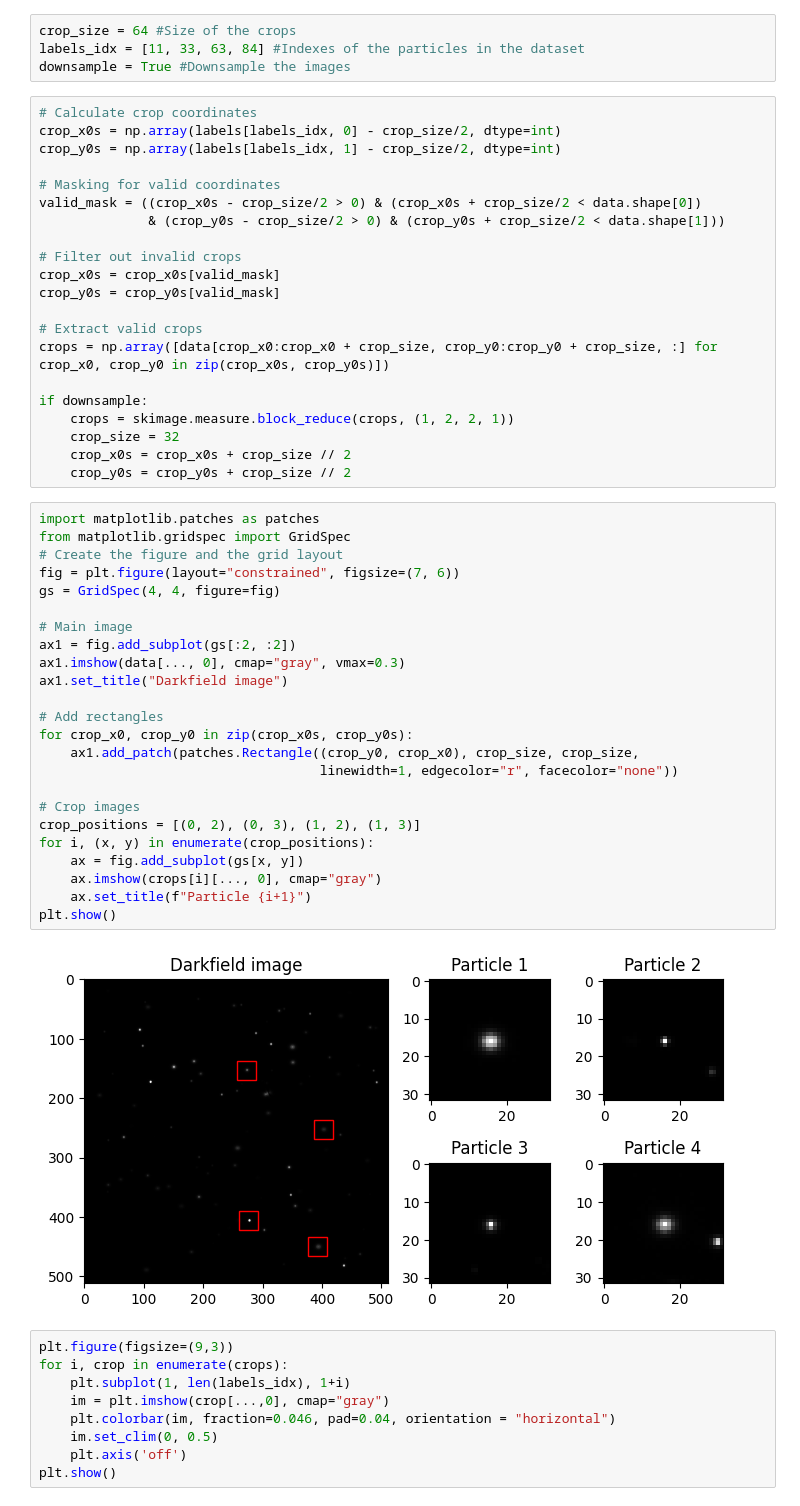
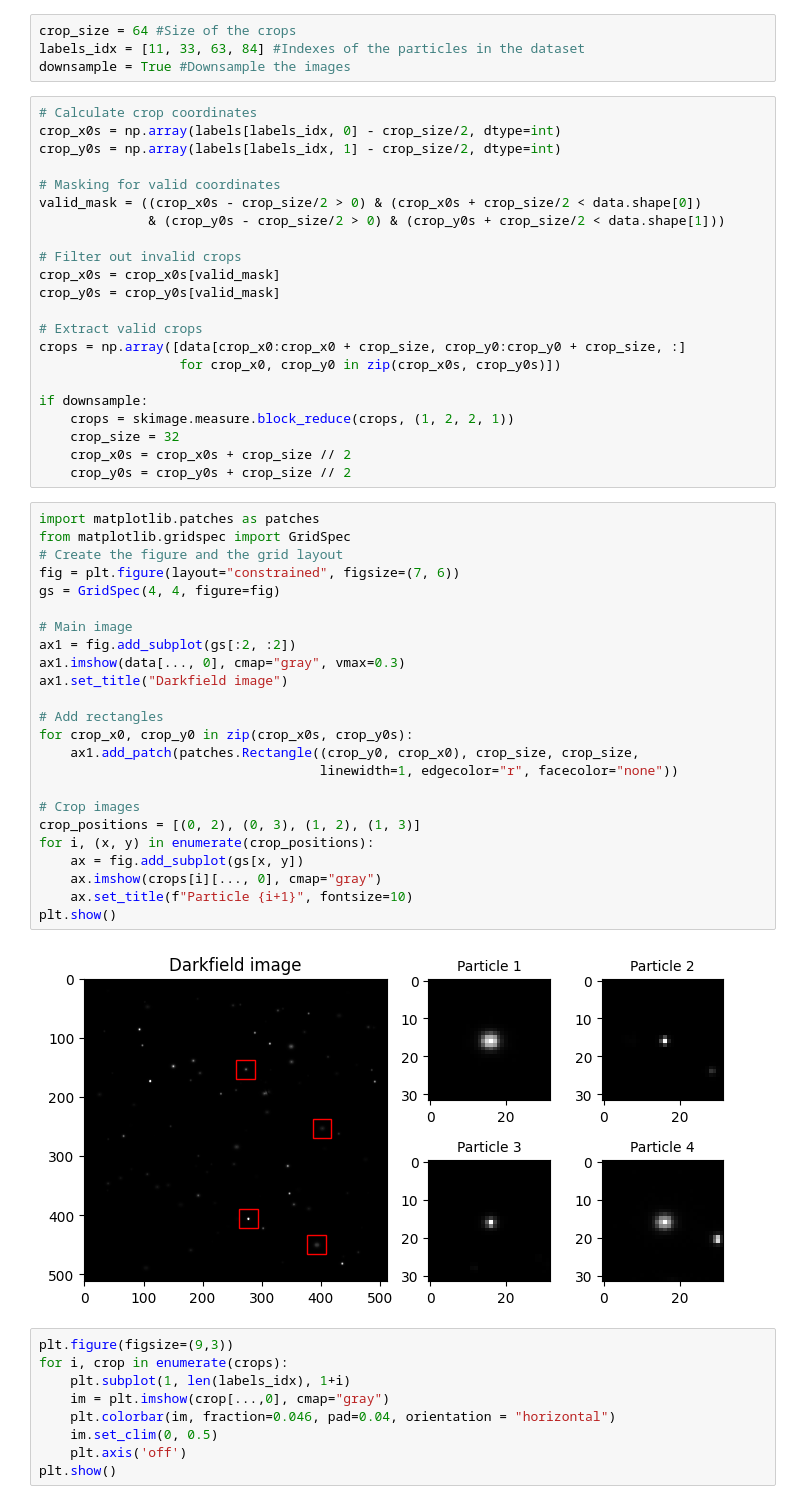
Before and after one commit to softmatterlab/OpticalCharacterizationNanoparticles, a Jupyter notebook: example_analysis/Darkfield_analysis.ipynb, the cells around one changed output. Saved outputs shown, nothing was run; the diff lists cells and outputs as text.

```diff
--- a/example_analysis/Darkfield_analysis.ipynb
+++ b/example_analysis/Darkfield_analysis.ipynb
@@ -142,7 +142,8 @@ crop_x0s = crop_x0s[valid_mask]
 crop_y0s = crop_y0s[valid_mask]
 
 # Extract valid crops
-crops = np.array([data[crop_x0:crop_x0 + crop_size, crop_y0:crop_y0 + crop_size, :] for crop_x0, crop_y0 in zip(crop_x0s, crop_y0s)])
+crops = np.array([data[crop_x0:crop_x0 + crop_size, crop_y0:crop_y0 + crop_size, :]
+                  for crop_x0, crop_y0 in zip(crop_x0s, crop_y0s)])
 
 if downsample:
     crops = skimage.measure.block_reduce(crops, (1, 2, 2, 1))
@@ -152,29 +153,29 @@ if downsample:
 # %%
 import matplotlib.patches as patches
 from matplotlib.gridspec import GridSpec
 # Create the figure and the grid layout
 fig = plt.figure(layout="constrained", figsize=(7, 6))
 gs = GridSpec(4, 4, figure=fig)
 
 # Main image
 ax1 = fig.add_subplot(gs[:2, :2])
 ax1.imshow(data[..., 0], cmap="gray", vmax=0.3)
 ax1.set_title("Darkfield image")
 
 # Add rectangles
 for crop_x0, crop_y0 in zip(crop_x0s, crop_y0s):
     ax1.add_patch(patches.Rectangle((crop_y0, crop_x0), crop_size, crop_size,
                                     linewidth=1, edgecolor="r", facecolor="none"))
 
 # Crop images
 crop_positions = [(0, 2), (0, 3), (1, 2), (1, 3)]
 for i, (x, y) in enumerate(crop_positions):
     ax = fig.add_subplot(gs[x, y])
     ax.imshow(crops[i][..., 0], cmap="gray")
-    ax.set_title(f"Particle {i+1}")
+    ax.set_title(f"Particle {i+1}", fontsize=10)
 plt.show()
 # %% [output]
-[figure, old version]
+[figure, new version]
 # %%
 plt.figure(figsize=(9,3))
 for i, crop in enumerate(crops):
```
Also changed, not shown: parts of 40 cells of this notebook, 1 other file.
